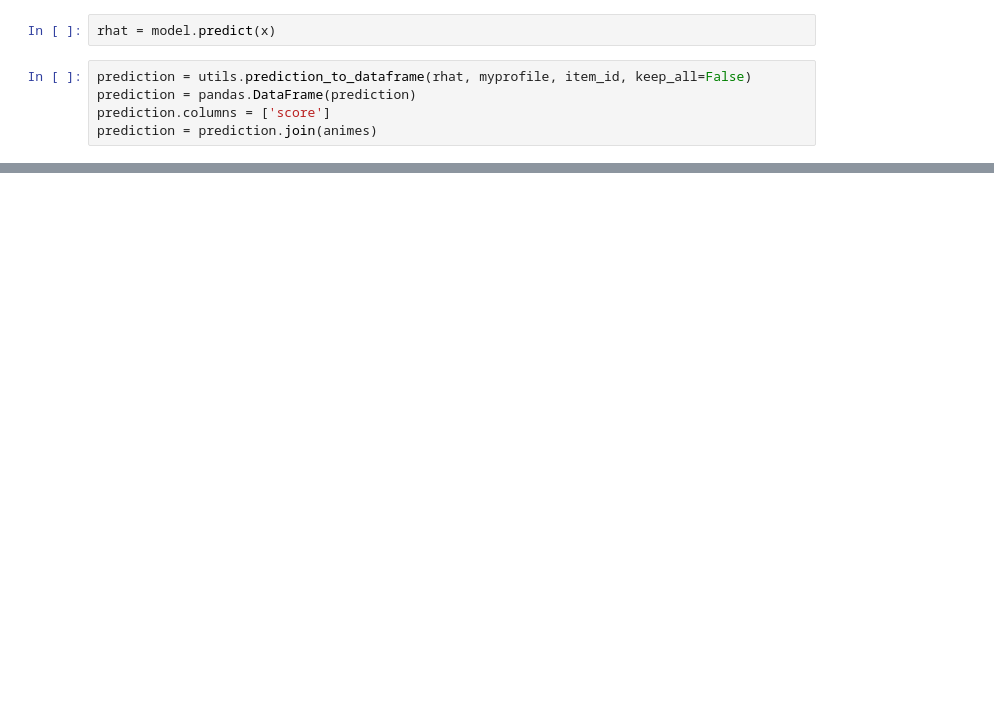
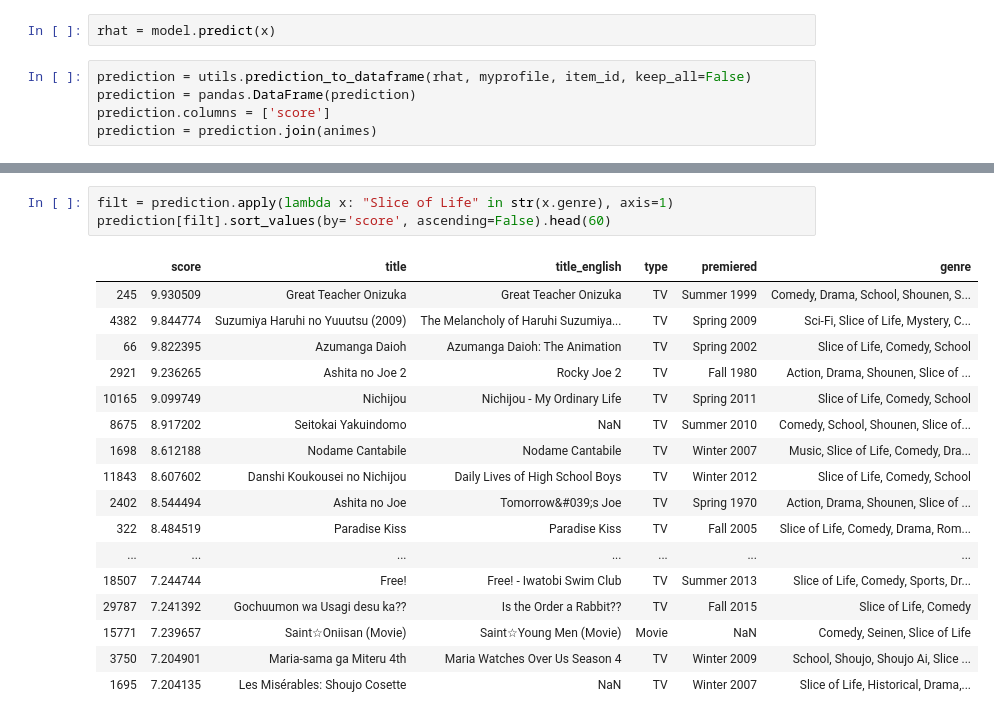
Before and after one commit to mpff/sasori, a Jupyter notebook: docs/example.ipynb, the cells around one changed output, grey strips where cells are left out. Drawn from its saved outputs; the diff is of its cells as text; blank space fills up the shorter version.

```diff
--- a/docs/example.ipynb
+++ b/docs/example.ipynb
@@ -65,0 +114,21 @@ prediction.sort_values(by='score', ascending=False).head(60)
+# %%
+filt = prediction.apply(lambda x: "Slice of Life" in str(x.genre), axis=1)
+prediction[filt].sort_values(by='score', ascending=False).head(60)
+# %% [output]
+|  | score | title | title_english | type | premiered | genre |
+| 245 | 9.930509 | Great Teacher Onizuka | Great Teacher Onizuka | TV | Summer 1999 | Comedy, Drama, School, Shounen, S... |
+| 4382 | 9.844774 | Suzumiya Haruhi no Yuuutsu (2009) | The Melancholy of Haruhi Suzumiya... | TV | Spring 2009 | Sci-Fi, Slice of Life, Mystery, C... |
+| 66 | 9.822395 | Azumanga Daioh | Azumanga Daioh: The Animation | TV | Spring 2002 | Slice of Life, Comedy, School |
+| 2921 | 9.236265 | Ashita no Joe 2 | Rocky Joe 2 | TV | Fall 1980 | Action, Drama, Shounen, Slice of ... |
+| 10165 | 9.099749 | Nichijou | Nichijou - My Ordinary Life | TV | Spring 2011 | Slice of Life, Comedy, School |
+| 8675 | 8.917202 | Seitokai Yakuindomo | NaN | TV | Summer 2010 | Comedy, School, Shounen, Slice of... |
+| 1698 | 8.612188 | Nodame Cantabile | Nodame Cantabile | TV | Winter 2007 | Music, Slice of Life, Comedy, Dra... |
+| 11843 | 8.607602 | Danshi Koukousei no Nichijou | Daily Lives of High School Boys | TV | Winter 2012 | Slice of Life, Comedy, School |
+| 2402 | 8.544494 | Ashita no Joe | Tomorrow&#039;s Joe | TV | Spring 1970 | Action, Drama, Shounen, Slice of ... |
+| 322 | 8.484519 | Paradise Kiss | Paradise Kiss | TV | Fall 2005 | Slice of Life, Comedy, Drama, Rom... |
+| ... | ... | ... | ... | ... | ... | ... |
+| 18507 | 7.244744 | Free! | Free! - Iwatobi Swim Club | TV | Summer 2013 | Slice of Life, Comedy, Sports, Dr... |
+| 29787 | 7.241392 | Gochuumon wa Usagi desu ka?? | Is the Order a Rabbit?? | TV | Fall 2015 | Slice of Life, Comedy |
+| 15771 | 7.239657 | Saint☆Oniisan (Movie) | Saint☆Young Men (Movie) | Movie | NaN | Comedy, Seinen, Slice of Life |
+| 3750 | 7.204901 | Maria-sama ga Miteru 4th | Maria Watches Over Us Season 4 | TV | Winter 2009 | School, Shoujo, Shoujo Ai, Slice ... |
+| 1695 | 7.204135 | Les Misérables: Shoujo Cosette | NaN | TV | Winter 2007 | Slice of Life, Historical, Drama,... |
```
Also changed, not shown: parts of 4 cells of this notebook, 2 other files.
